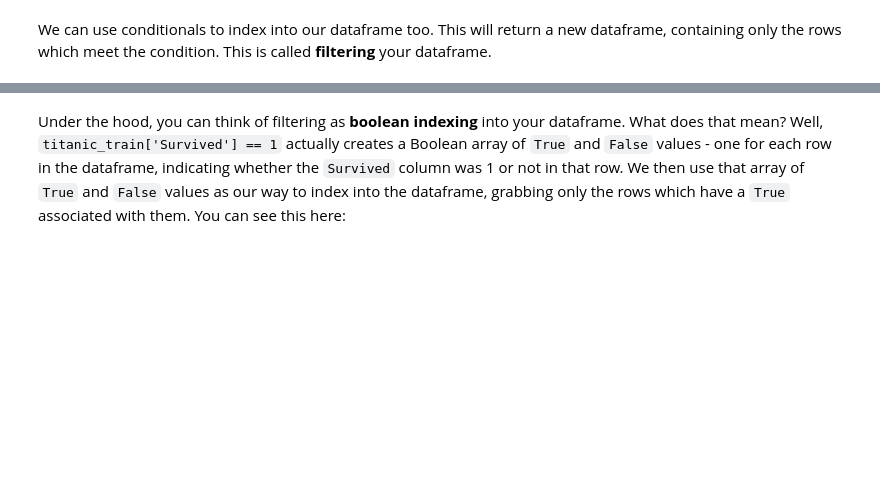
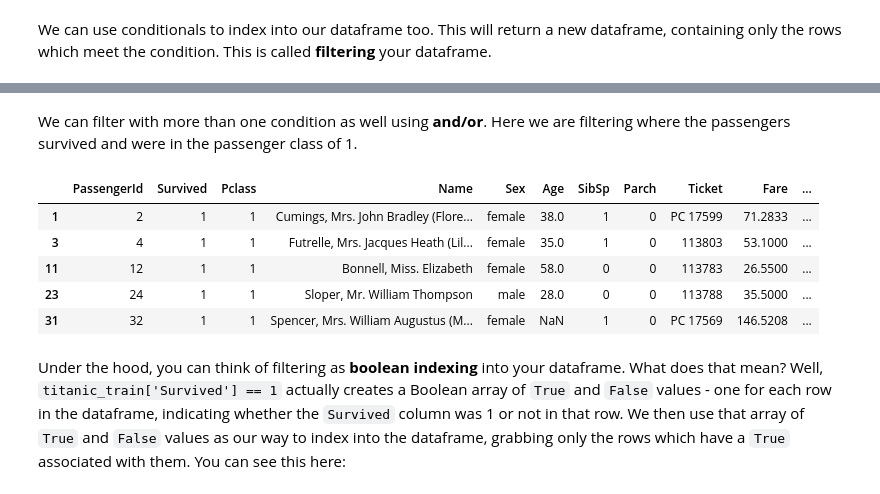
Before and after one commit to DragonKyro/Fall_2022_SAAS_ED_Materials, a Jupyter notebook: Fall_2022_Lectures/Lecture_3/Lecture-Numpy and Pandas.ipynb, the cells around one changed output, grey strips where cells are left out. Saved outputs shown, nothing was run; the diff lists cells and outputs as text; code cells hidden in the pictures; blank space fills up the shorter version.

```diff
--- a/Fall_2022_Lectures/Lecture_3/Lecture-Numpy and Pandas.ipynb
+++ b/Fall_2022_Lectures/Lecture_3/Lecture-Numpy and Pandas.ipynb
@@ -951,3 +879,15 @@ survived.head()
+# %% [markdown]
+We can filter with more than one condition as well using **and/or**. Here we are filtering where the passengers survived and were in the passenger class of 1.
+# %%
+survived_of_class_1 = titanic_train[(titanic_train['Survived'] == 1) & (titanic_train['Pclass'] == 1)] # all passengers that survived.
+survived_of_class_1.head()
+# %% [output]
+|  | PassengerId | Survived | Pclass | Name | Sex | Age | SibSp | Parch | Ticket | Fare | ... |
+| 1 | 2 | 1 | 1 | Cumings, Mrs. John Bradley (Flore... | female | 38.0 | 1 | 0 | PC 17599 | 71.2833 | ... |
+| 3 | 4 | 1 | 1 | Futrelle, Mrs. Jacques Heath (Lil... | female | 35.0 | 1 | 0 | 113803 | 53.1000 | ... |
+| 11 | 12 | 1 | 1 | Bonnell, Miss. Elizabeth | female | 58.0 | 0 | 0 | 113783 | 26.5500 | ... |
+| 23 | 24 | 1 | 1 | Sloper, Mr. William Thompson | male | 28.0 | 0 | 0 | 113788 | 35.5000 | ... |
+| 31 | 32 | 1 | 1 | Spencer, Mrs. William Augustus (M... | female | NaN | 1 | 0 | PC 17569 | 146.5208 | ... |
 # %% [markdown]
 Under the hood, you can think of filtering as **boolean indexing** into your dataframe. What does that mean? Well, `titanic_train['Survived'] == 1` actually creates a Boolean array of `True` and `False` values - one for each row in the dataframe, indicating whether the `Survived` column was 1 or not in that row. We then use that array of `True` and `False` values as our way to index into the dataframe, grabbing only the rows which have a `True` associated with them. You can see this here:
 # %%
```
Also changed, not shown: parts of 51 cells of this notebook.
